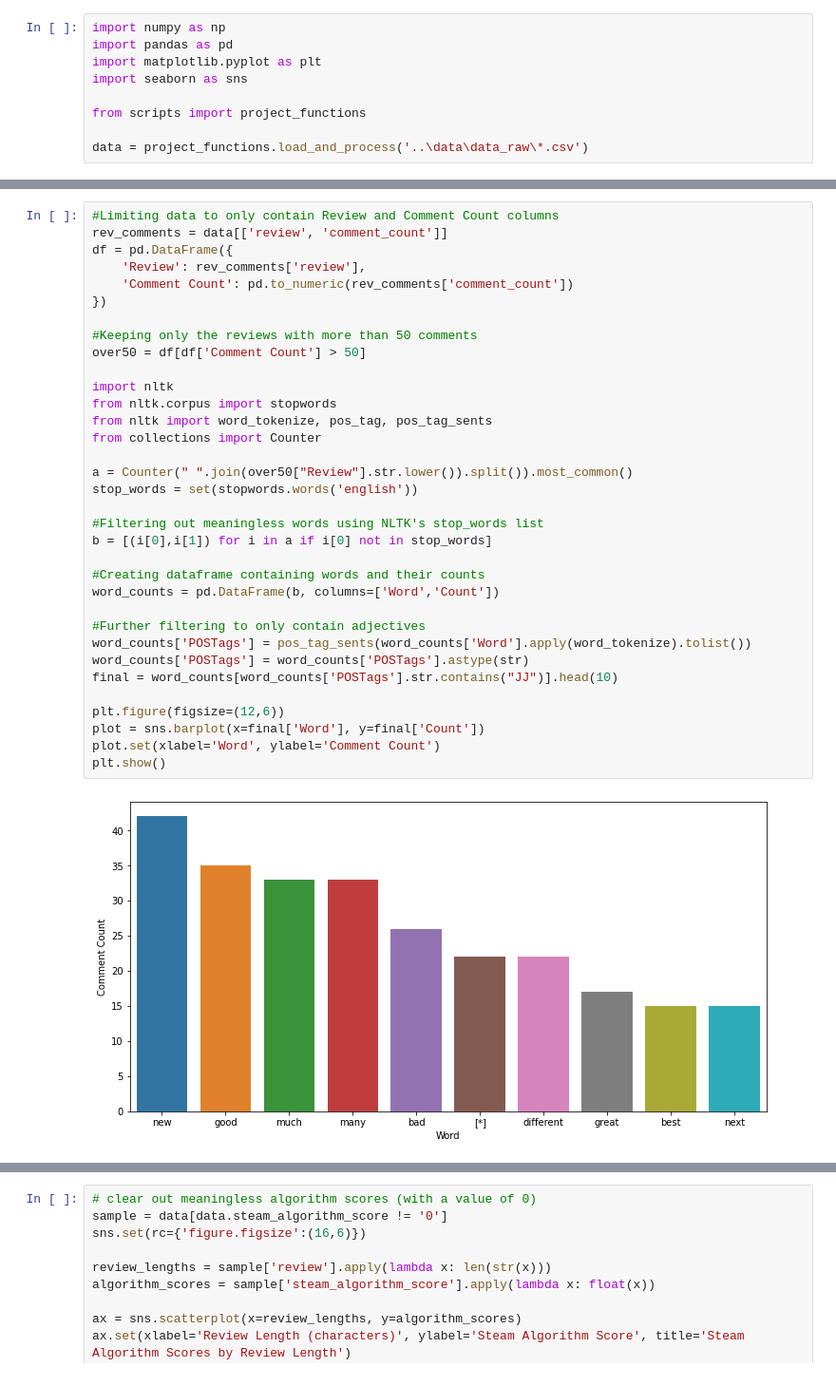
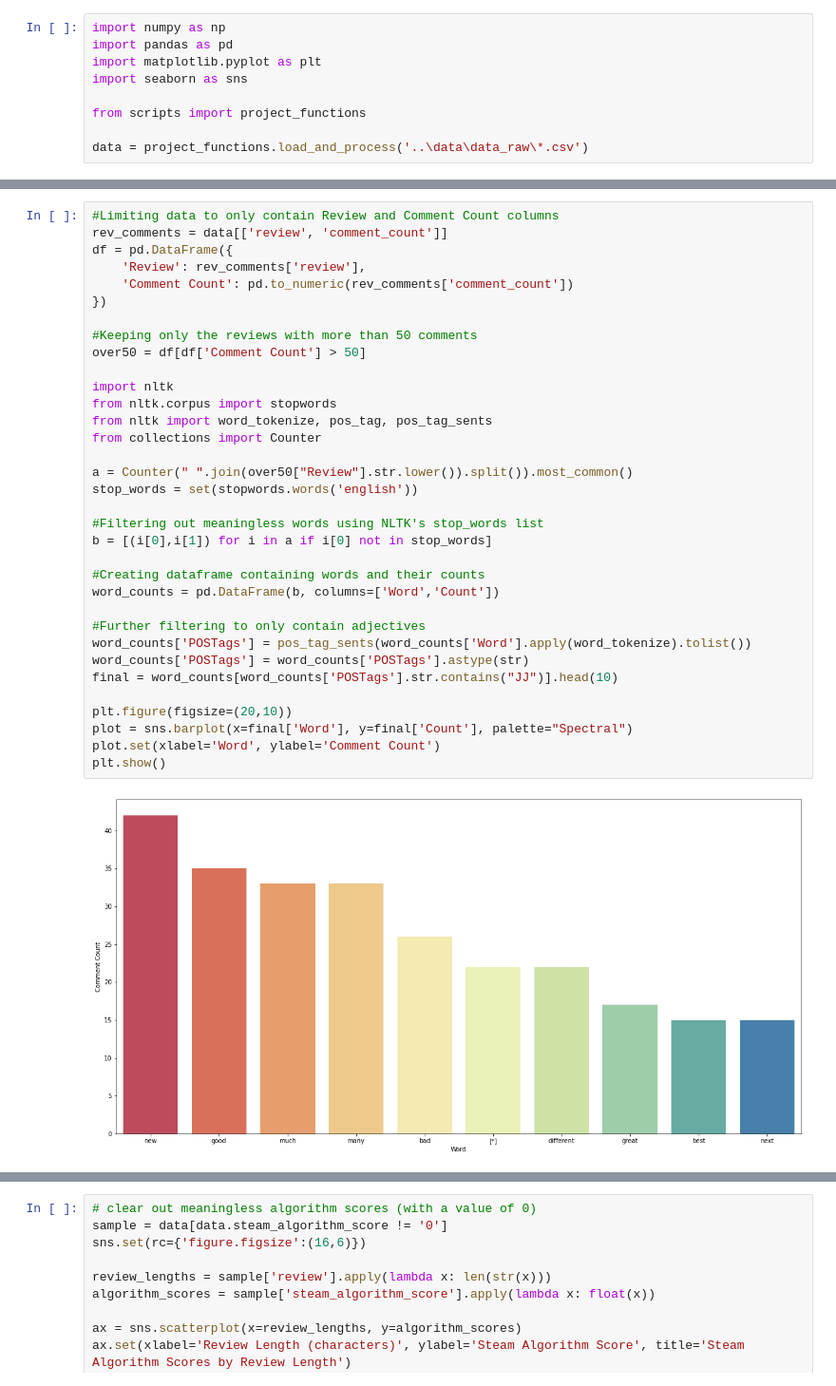
Before and after one commit to data301-2020-winter2/course-project-group_1005, a Jupyter notebook: analysis/task5.ipynb, the cells around one changed output, grey strips where cells are left out. Shown at 95% size. Saved outputs shown, nothing was run; the diff lists cells and outputs as text.

Commit message:
Updated word choice analysis

```diff
--- a/analysis/task5.ipynb
+++ b/analysis/task5.ipynb
@@ -27,34 +28,34 @@ rev_comments = data[['review', 'comment_count']]
 df = pd.DataFrame({
     'Review': rev_comments['review'],
     'Comment Count': pd.to_numeric(rev_comments['comment_count'])
 })
 
 #Keeping only the reviews with more than 50 comments
 over50 = df[df['Comment Count'] > 50]
 
 import nltk
 from nltk.corpus import stopwords
 from nltk import word_tokenize, pos_tag, pos_tag_sents
 from collections import Counter
 
 a = Counter(" ".join(over50["Review"].str.lower()).split()).most_common()
 stop_words = set(stopwords.words('english'))
 
 #Filtering out meaningless words using NLTK's stop_words list
 b = [(i[0],i[1]) for i in a if i[0] not in stop_words]
 
 #Creating dataframe containing words and their counts
 word_counts = pd.DataFrame(b, columns=['Word','Count'])
 
 #Further filtering to only contain adjectives
 word_counts['POSTags'] = pos_tag_sents(word_counts['Word'].apply(word_tokenize).tolist())
 word_counts['POSTags'] = word_counts['POSTags'].astype(str)
 final = word_counts[word_counts['POSTags'].str.contains("JJ")].head(10)
 
-plt.figure(figsize=(12,6))
-plot = sns.barplot(x=final['Word'], y=final['Count'])
+plt.figure(figsize=(20,10))
+plot = sns.barplot(x=final['Word'], y=final['Count'], palette="Spectral")
 plot.set(xlabel='Word', ylabel='Comment Count')
 plt.show()
 # %% [output]
-[figure, old version]
+[figure, new version]
 # %% [markdown]
```
Also changed, not shown: parts of 9 cells of this notebook, 1 other file.
